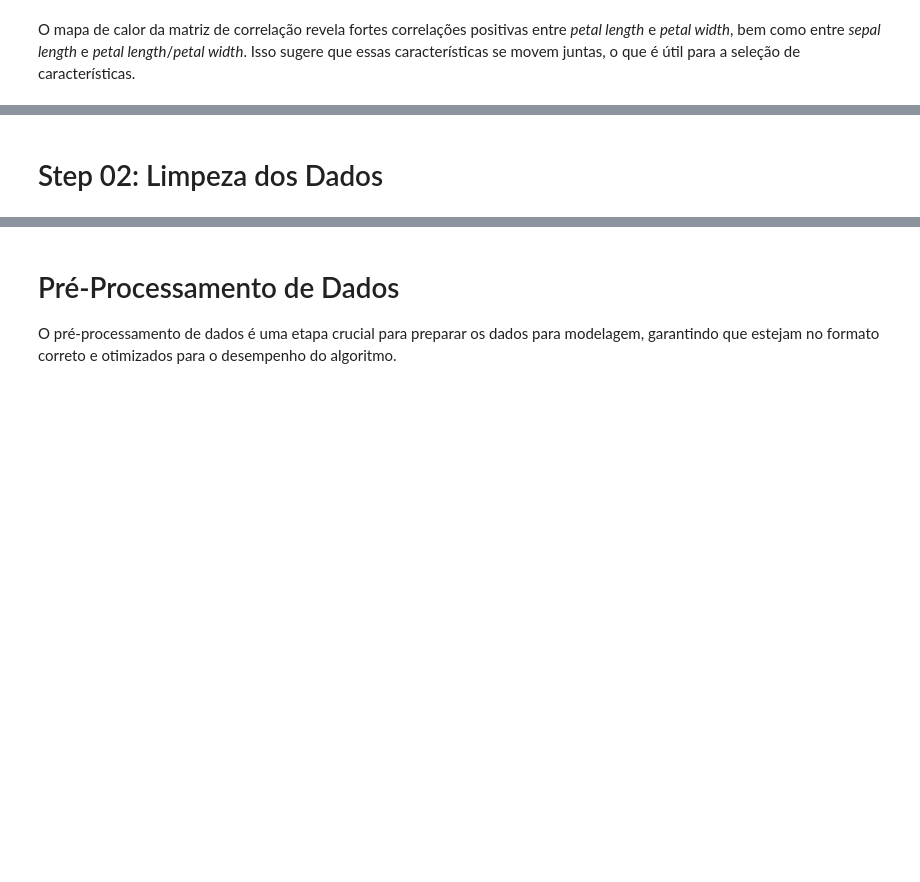
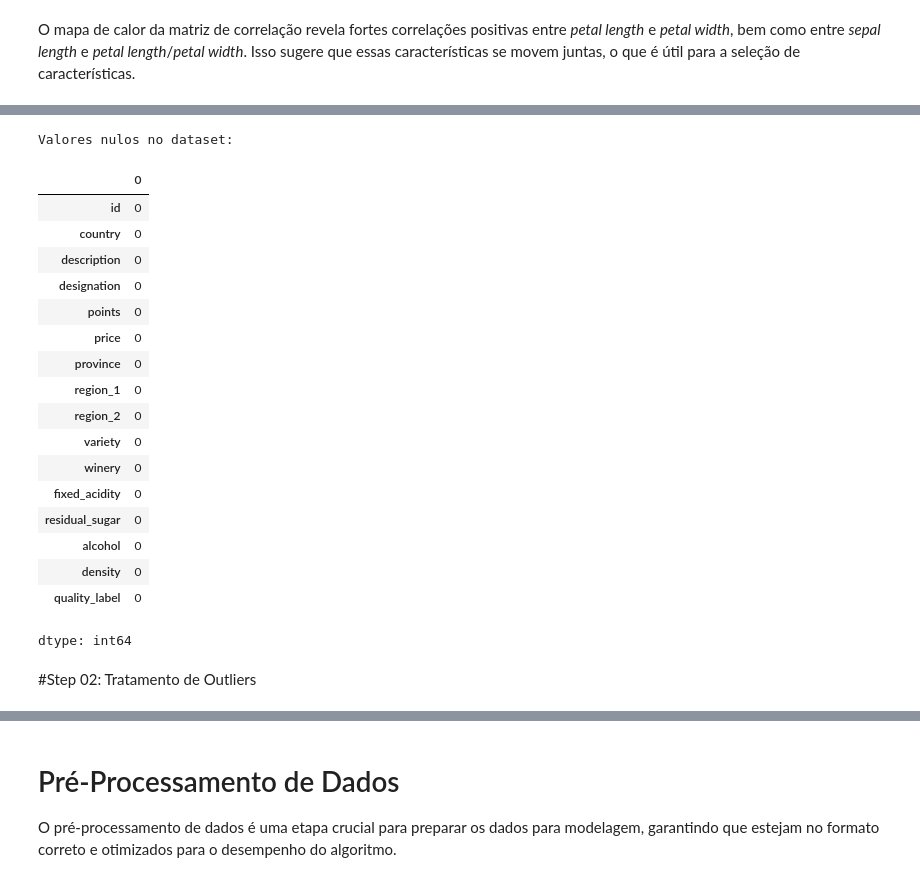
Before and after one commit to RodrigoMarenda/Analise_de_Dados, a Jupyter notebook: Wine_Quality.ipynb, the cells around one changed output, grey strips where cells are left out. Drawn from its saved outputs; the diff is of its cells as text; code cells hidden in the pictures; blank space fills up the shorter version.

```diff
--- a/Wine_Quality.ipynb
+++ b/Wine_Quality.ipynb
@@ -318,2 +381,43 @@ O mapa de calor da matriz de correlação revela fortes correlações positivas
+# %%
+#codigo aqui
+
+#Categóricas
+df['designation'].fillna('Sem Designação', inplace=True)
+df['country'].fillna('Desconhecido', inplace=True)
+df['province'].fillna('Desconhecido', inplace=True)
+df['region_1'].fillna('Não Informada', inplace=True)
+df['region_2'].fillna('Não Informada', inplace=True)  # ou df.drop('region_2', axis=1)
+df['variety'].fillna('Outra', inplace=True)
+df['winery'].fillna('Desconhecida', inplace=True)
+
+# Numéricas
+df['points'].fillna(df['points'].median(), inplace=True)
+
+# Preenchendo preço com mediana por variedade (exemplo mais sofisticado)
+df['price'] = 0
+
+# Verificar a presença de valores nulos no dataset original
+print("Valores nulos no dataset:")
+df.isnull().sum()
+# %% [output]
+Valores nulos no dataset:
+|  | 0 |
+| id | 0 |
+| country | 0 |
+| description | 0 |
+| designation | 0 |
+| points | 0 |
+| price | 0 |
+| province | 0 |
+| region_1 | 0 |
+| region_2 | 0 |
+| variety | 0 |
+| winery | 0 |
+| fixed_acidity | 0 |
+| residual_sugar | 0 |
+| alcohol | 0 |
+| density | 0 |
+| quality_label | 0 |
+dtype: int64
 # %% [markdown]
-# Step 02: Limpeza dos Dados
+#Step 02: Tratamento de Outliers
```
Also changed, not shown: parts of 40 cells of this notebook.
